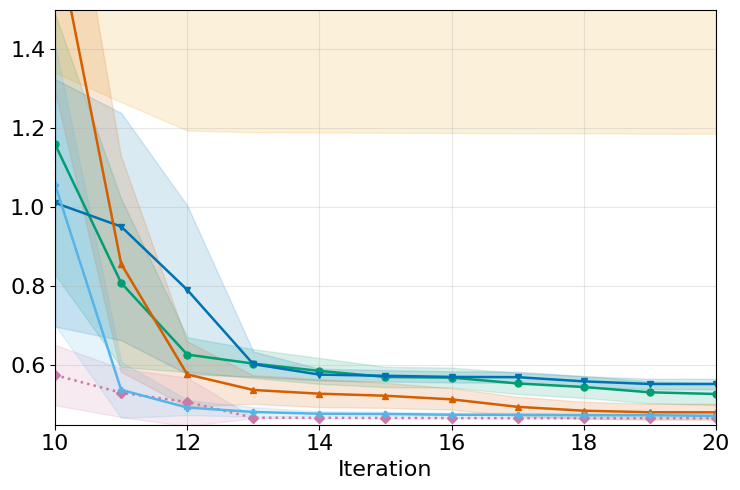
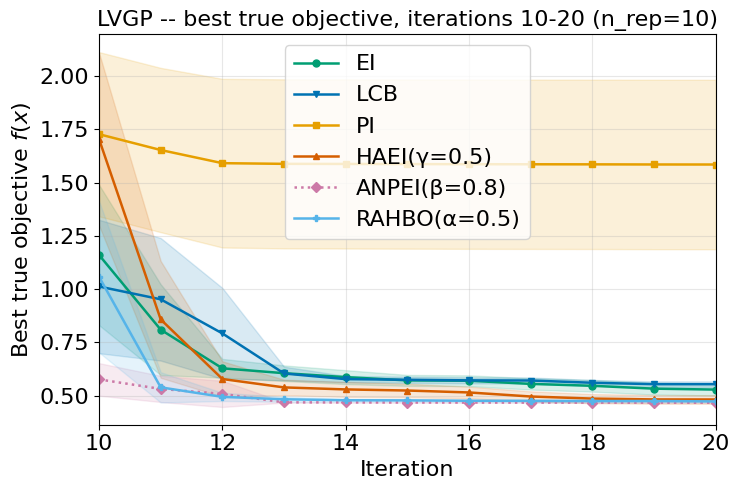
Unified diff of the notebook cell whose output changed from the first chart to the second:
--- before
+++ after
@@ -16,12 +16,10 @@
                          color=st["color"], alpha=0.15)
     ax.set_xlim(lo, hi)
-    ax.set_ylim(0.45, 1.5)
     fs = 16
-    ax.set_xlabel("Iteration", fontsize=fs)
-    # ax.set_ylabel("Best true objective $f(x)$", fontsize=fs)
+    ax.set_xlabel("Iteration", fontsize=fs); ax.set_ylabel("Best true objective $f(x)$", fontsize=fs)
     ax.tick_params(axis="both", labelsize=fs)
     ax.grid(alpha=0.3)
-    # ax.legend(fontsize=fs)
-    # ax.set_title(title, fontsize=fs)
+    ax.legend(fontsize=fs)
+    ax.set_title(title, fontsize=fs)
     fig.tight_layout()
     return fig

Commit: Update the robust objective and scales of plots